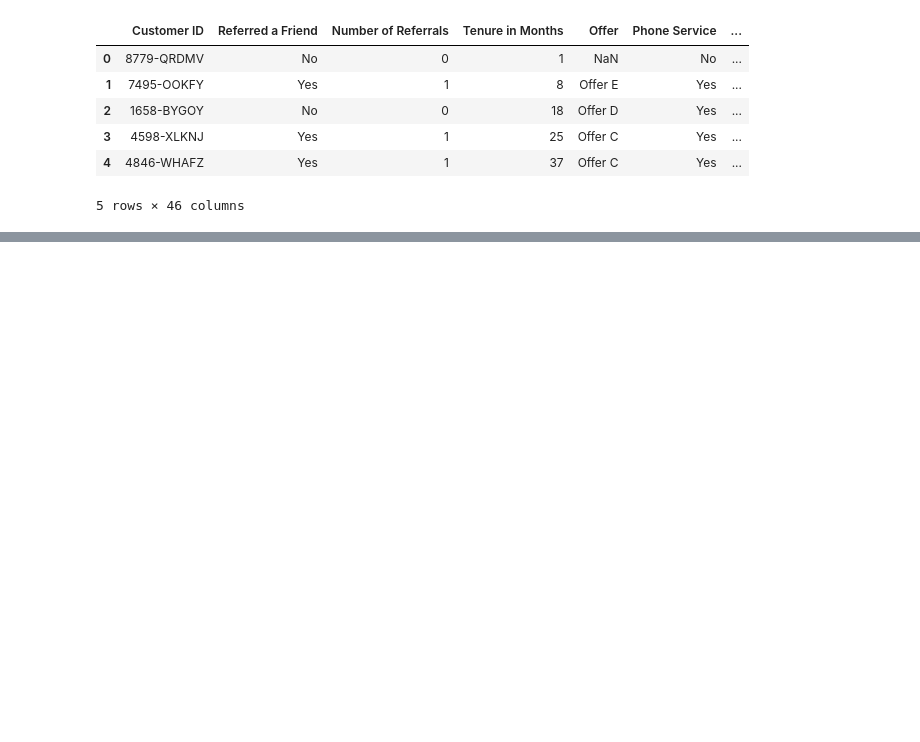
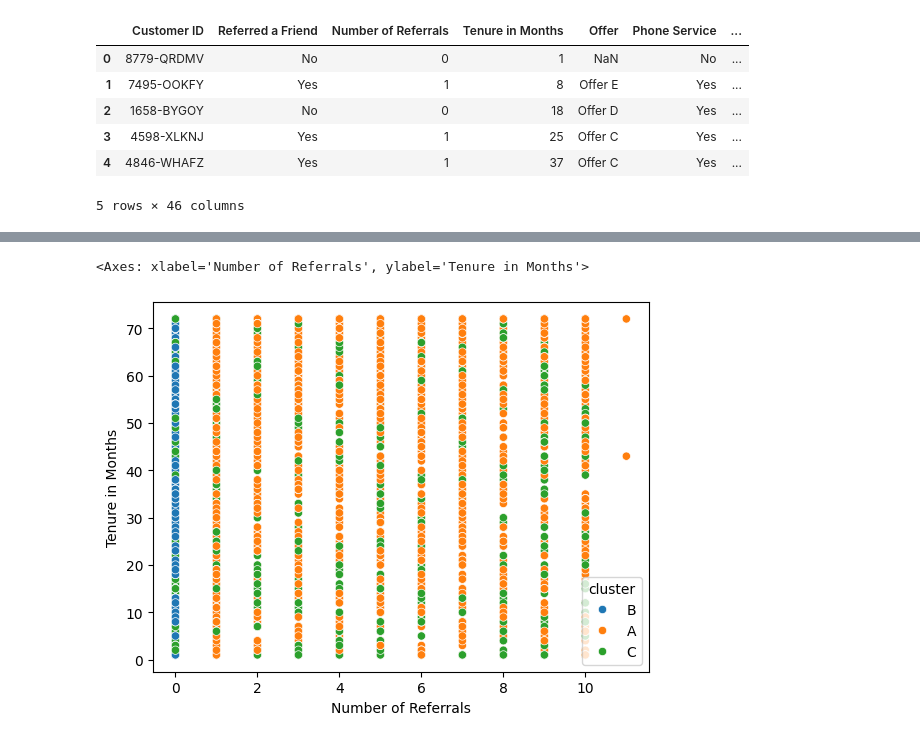
Before and after one commit to Raesu/pcmlai, a Jupyter notebook: Module 6/try-it_6.2_starter/tryit_6.2.ipynb, the cells around one changed output, grey strips where cells are left out. Drawn from its saved outputs; the diff is of its cells as text; code cells hidden in the pictures; blank space fills up the shorter version.

```diff
--- a/Module 6/try-it_6.2_starter/tryit_6.2.ipynb
+++ b/Module 6/try-it_6.2_starter/tryit_6.2.ipynb
@@ -83,0 +118,2 @@ df.select_dtypes(include=['object']).head()
+# %%
+df2['cluster']=kmeans.labels_
@@ -83,0 +126,2 @@ df.select_dtypes(include=['object']).head()
+# %%
+df2[['cluster']] = df2[['cluster']].astype(str)
@@ -83,0 +134,2 @@ df.select_dtypes(include=['object']).head()
+# %%
+df2['cluster'] = df2[['cluster']].replace({'0':'A','1':'B','2':'C'})
@@ -83,0 +162,5 @@ df.select_dtypes(include=['object']).head()
+# %%
+sns.scatterplot(data=df2, x='Number of Referrals',y='Tenure in Months', hue='cluster')
+# %% [output]
+<Axes: xlabel='Number of Referrals', ylabel='Tenure in Months'>
+[figure, added]
```
Also changed, not shown: parts of 24 cells of this notebook, 1 other file.
